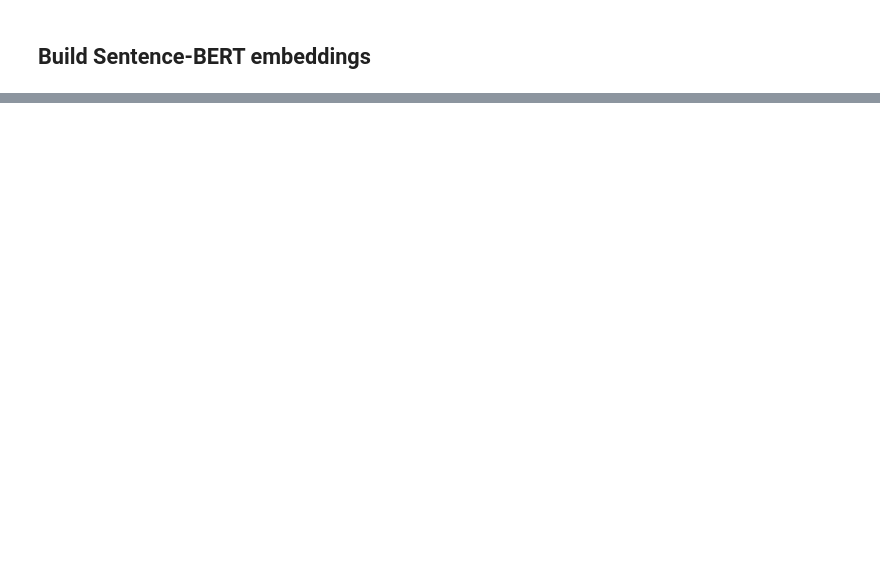
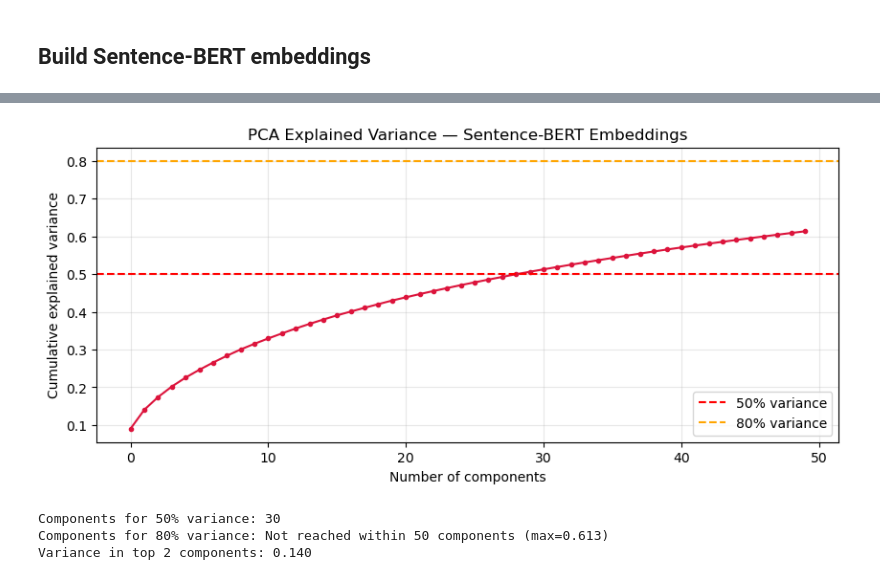
Before and after one commit to k7official/Team38_AI_and_Text_Analytics, a Jupyter notebook: notebooks/pca_temporal_drift.ipynb, the cells around one changed output, grey strips where cells are left out. Cells and saved outputs as stored; diff of their text form; code cells hidden in the pictures; blank space fills up the shorter version.

Commit message:
added sentence-bert pca

```diff
--- a/notebooks/pca_temporal_drift.ipynb
+++ b/notebooks/pca_temporal_drift.ipynb
@@ -409,10 +551,0 @@ model = SentenceTransformer("all-MiniLM-L6-v2")
-# %%
-texts = df["abstract"].tolist()
-
-X_embed = model.encode(
-    texts,
-    batch_size=32,
-    show_progress_bar=True
-)
-
-print("Embedding shape:", X_embed.shape)
@@ -418,0 +622,37 @@ print("Embedding shape:", X_embed.shape)
+# %%
+from sklearn.decomposition import PCA
+import matplotlib.pyplot as plt
+import matplotlib.cm as cm
+
+# ── Explained variance check ──────────────────────────────────────
+pca_emb_full = PCA(n_components=50, random_state=42)
+pca_emb_full.fit(X_embed)
+
+cumvar_emb = np.cumsum(pca_emb_full.explained_variance_ratio_)
+
+def components_for_threshold(cumvar, threshold):
+    indices = np.where(cumvar >= threshold)[0]
+    if len(indices) == 0:
+        return f"Not reached within {len(cumvar)} components (max={cumvar[-1]:.3f})"
+    return indices[0] + 1
+
+plt.figure(figsize=(10, 4))
+plt.plot(cumvar_emb, marker='o', markersize=3, color='crimson')
+plt.axhline(y=0.5, color='red', linestyle='--', label='50% variance')
+plt.axhline(y=0.8, color='orange', linestyle='--', label='80% variance')
+plt.xlabel('Number of components')
+plt.ylabel('Cumulative explained variance')
+plt.title('PCA Explained Variance — Sentence-BERT Embeddings')
+plt.legend()
+plt.grid(True, alpha=0.3)
+plt.savefig("../outputs/figures/pca_embeddings_explained_variance.png", dpi=150)
+plt.show()
+
+print(f"Components for 50% variance: {components_for_threshold(cumvar_emb, 0.5)}")
+print(f"Components for 80% variance: {components_for_threshold(cumvar_emb, 0.8)}")
+print(f"Variance in top 2 components: {cumvar_emb[1]:.3f}")
+# %% [output]
+[figure, added]
+Components for 50% variance: 30
+Components for 80% variance: Not reached within 50 components (max=0.613)
+Variance in top 2 components: 0.140
```
Also changed, not shown: parts of 29 cells of this notebook, 4 other files.
